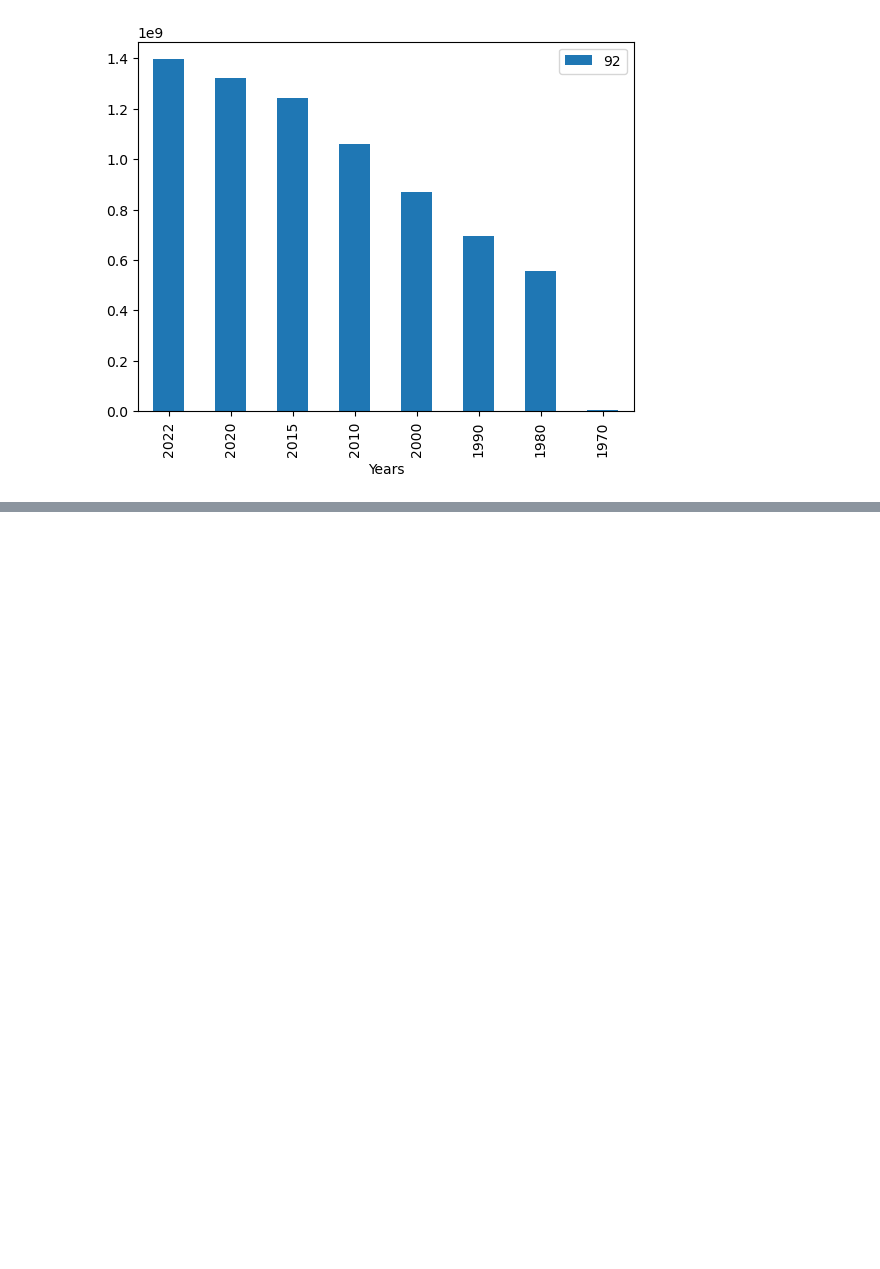
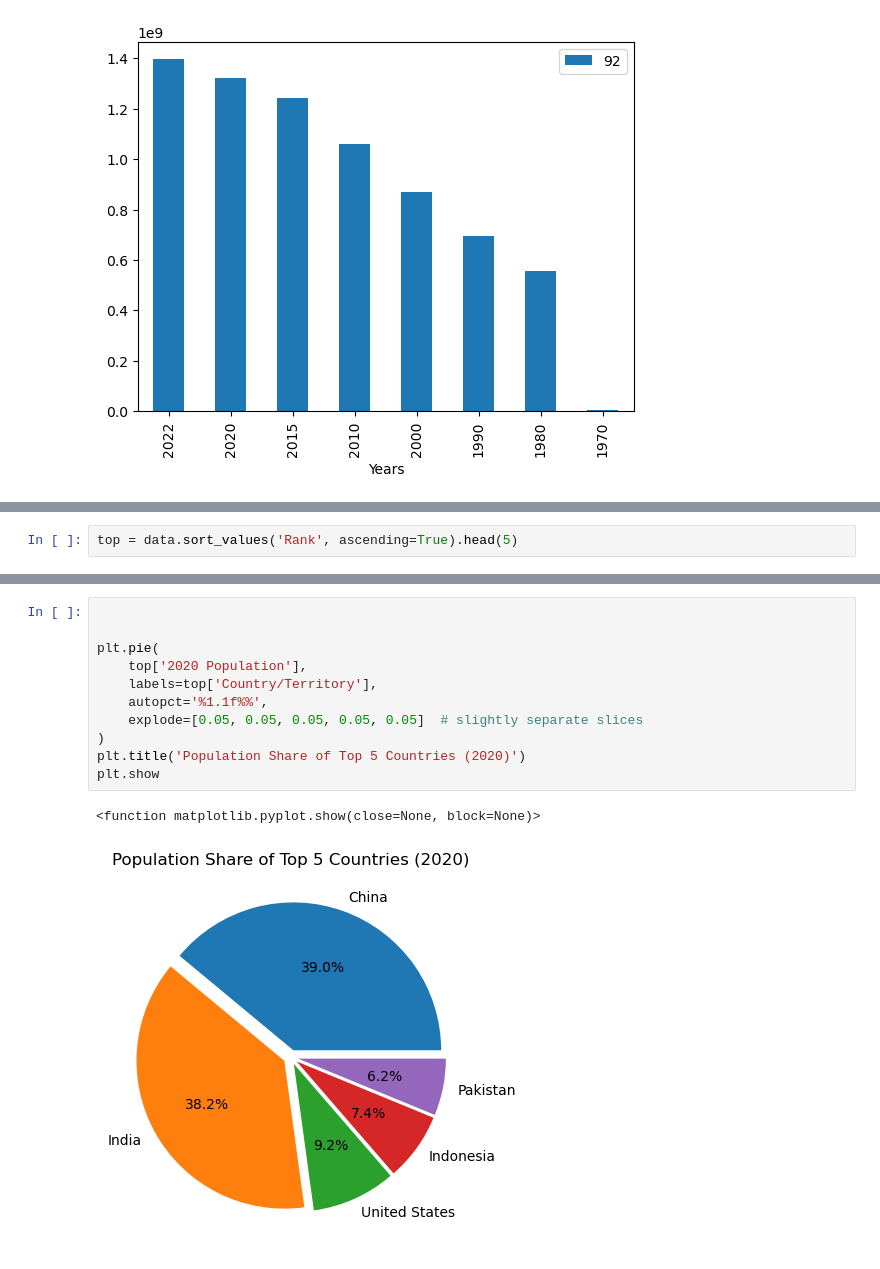
Before and after one commit to Wasiqmanzoor90/Garbage-Data, a Jupyter notebook: Metaplolib/index.ipynb, the cells around one changed output, grey strips where cells are left out. Cells and saved outputs as stored; diff of their text form; blank space fills up the shorter version.

```diff
--- a/Metaplolib/index.ipynb
+++ b/Metaplolib/index.ipynb
@@ -44,0 +58,2 @@ plt.show()
+# %%
+top = data.sort_values('Rank', ascending=True).head(5)
@@ -44,0 +69,14 @@ plt.show()
+# %%
+
+
+plt.pie(
+    top['2020 Population'],
+    labels=top['Country/Territory'],
+    autopct='%1.1f%%',
+    explode=[0.05, 0.05, 0.05, 0.05, 0.05]  # slightly separate slices
+)
+plt.title('Population Share of Top 5 Countries (2020)')
+plt.show
+# %% [output]
+<function matplotlib.pyplot.show(close=None, block=None)>
+[figure, added]
```
Also changed, not shown: parts of 4 cells of this notebook.
